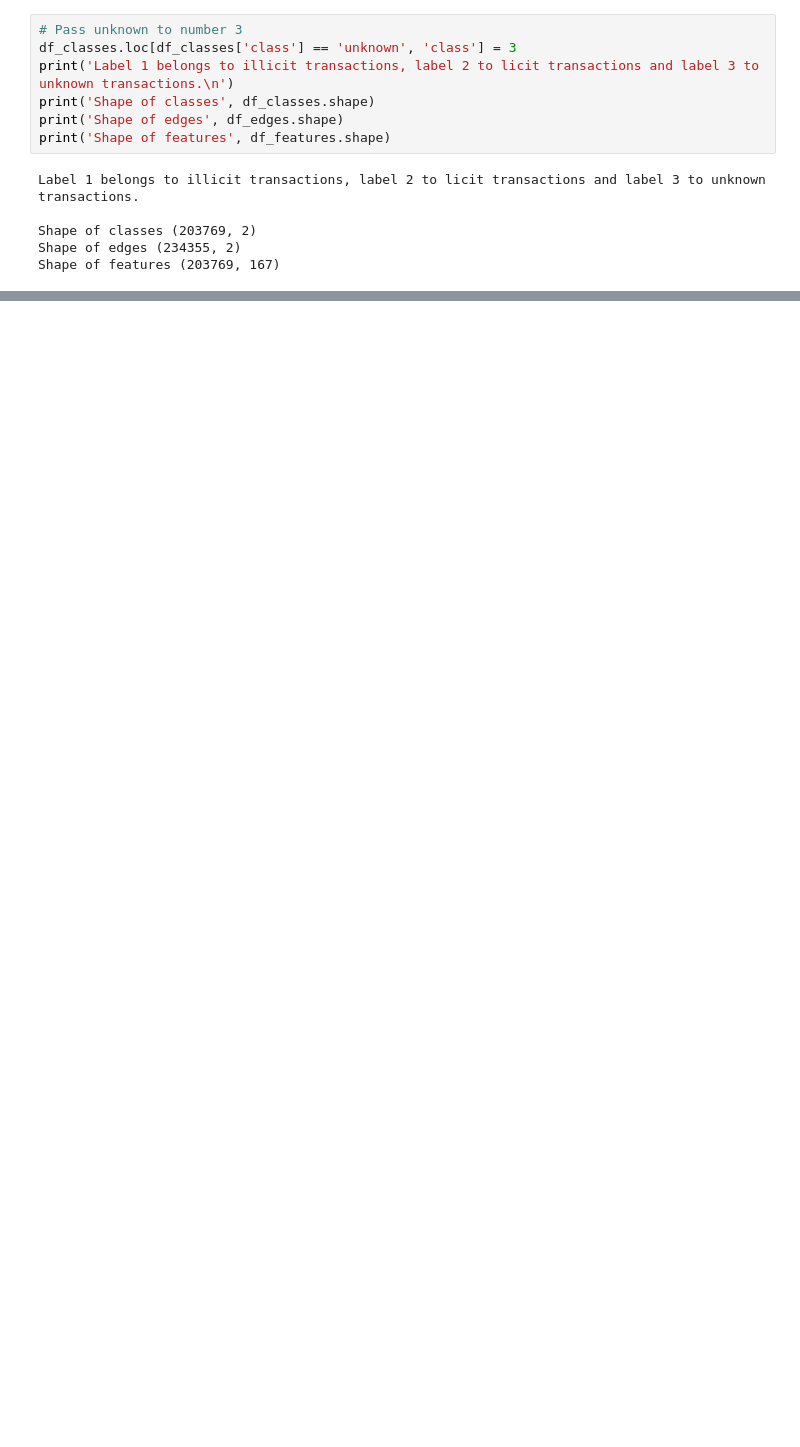
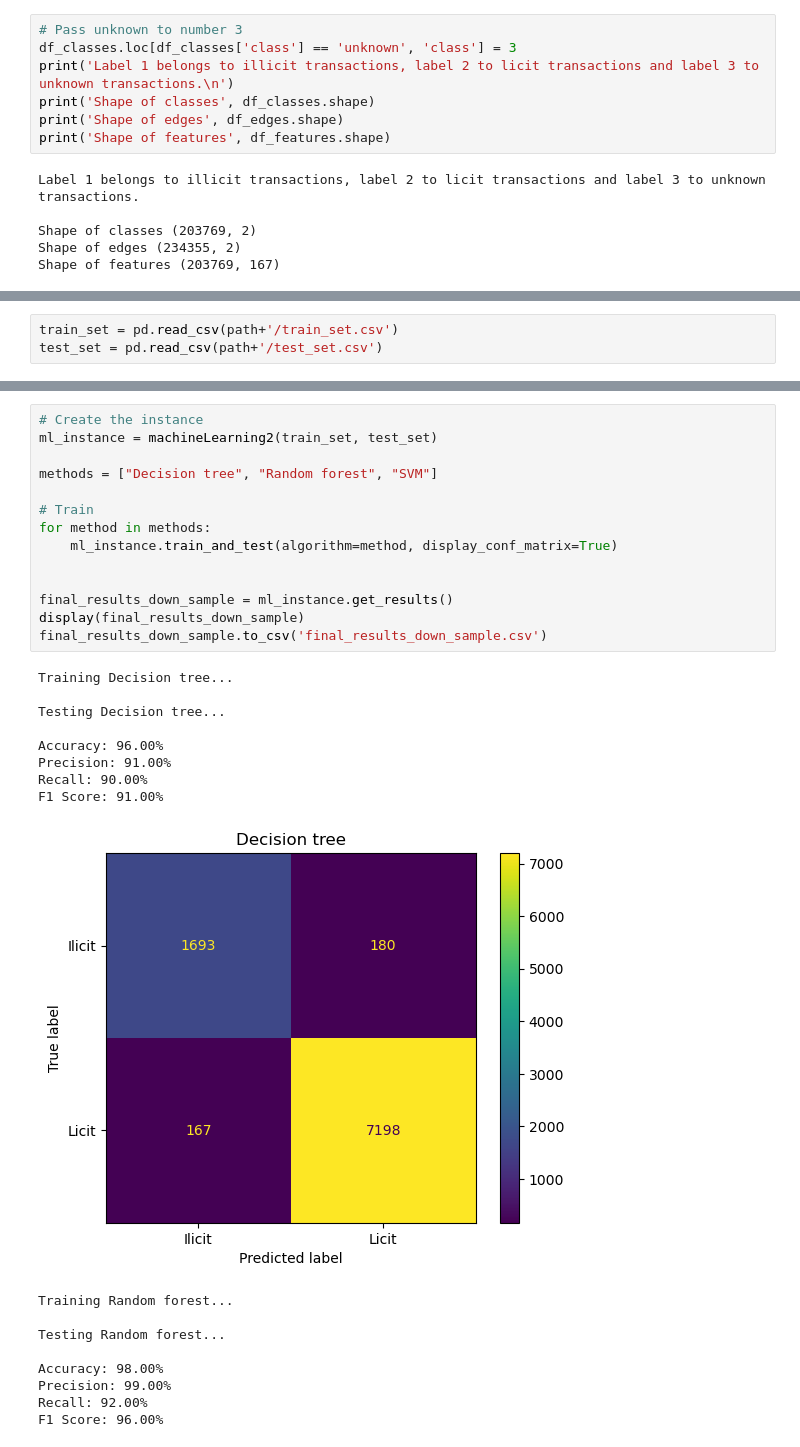
Before and after one commit to Arnau1/GraphAnomaly, a Jupyter notebook: ML_algorithms.ipynb, the cells around one changed output, grey strips where cells are left out. Drawn from its saved outputs; the diff is of its cells as text; blank space fills up the shorter version.

```diff
--- a/ML_algorithms.ipynb
+++ b/ML_algorithms.ipynb
@@ -447,0 +329,3 @@ results
+# %%
+train_set = pd.read_csv(path+'/train_set.csv')
+test_set = pd.read_csv(path+'/test_set.csv')
@@ -447,0 +433,32 @@ results
+# %%
+# Create the instance
+ml_instance = machineLearning2(train_set, test_set)
+
+methods = ["Decision tree", "Random forest", "SVM"]
+
+# Train
+for method in methods:
+    ml_instance.train_and_test(algorithm=method, display_conf_matrix=True)
+
+
+final_results_down_sample = ml_instance.get_results()
+display(final_results_down_sample)
+final_results_down_sample.to_csv('final_results_down_sample.csv')
+# %% [output]
+Training Decision tree...
+
+Testing Decision tree...
+
+Accuracy: 96.00%
+Precision: 91.00%
+Recall: 90.00%
+F1 Score: 91.00%
+[figure, added]
+Training Random forest...
+
+Testing Random forest...
+
+Accuracy: 98.00%
+Precision: 99.00%
+Recall: 92.00%
+F1 Score: 96.00%
```
Also changed, not shown: parts of 45 cells of this notebook, 4 other files.
